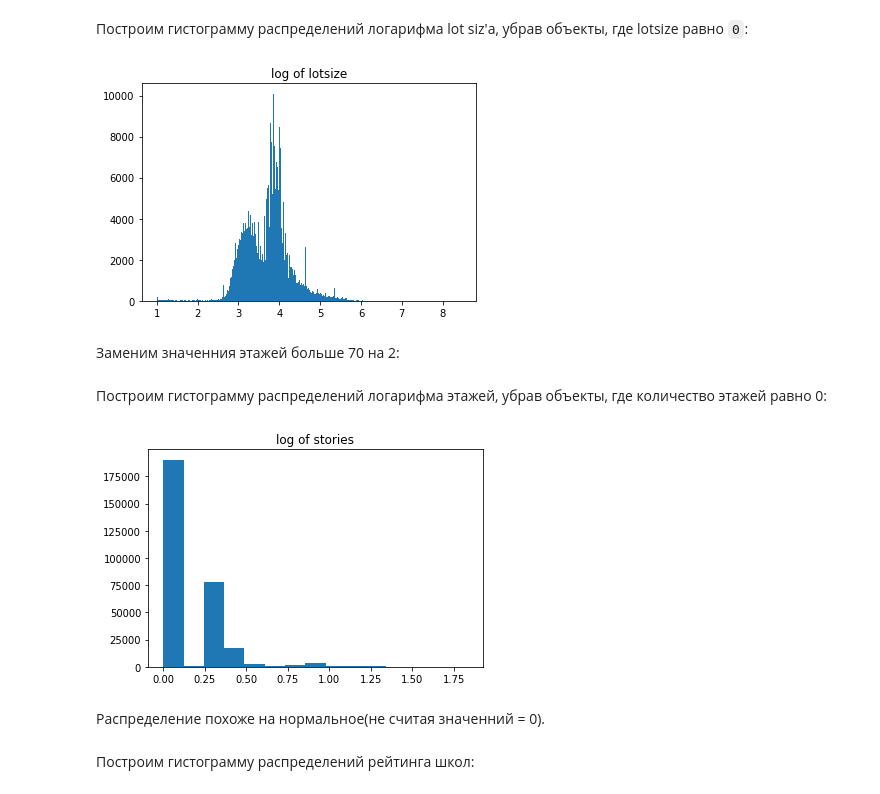
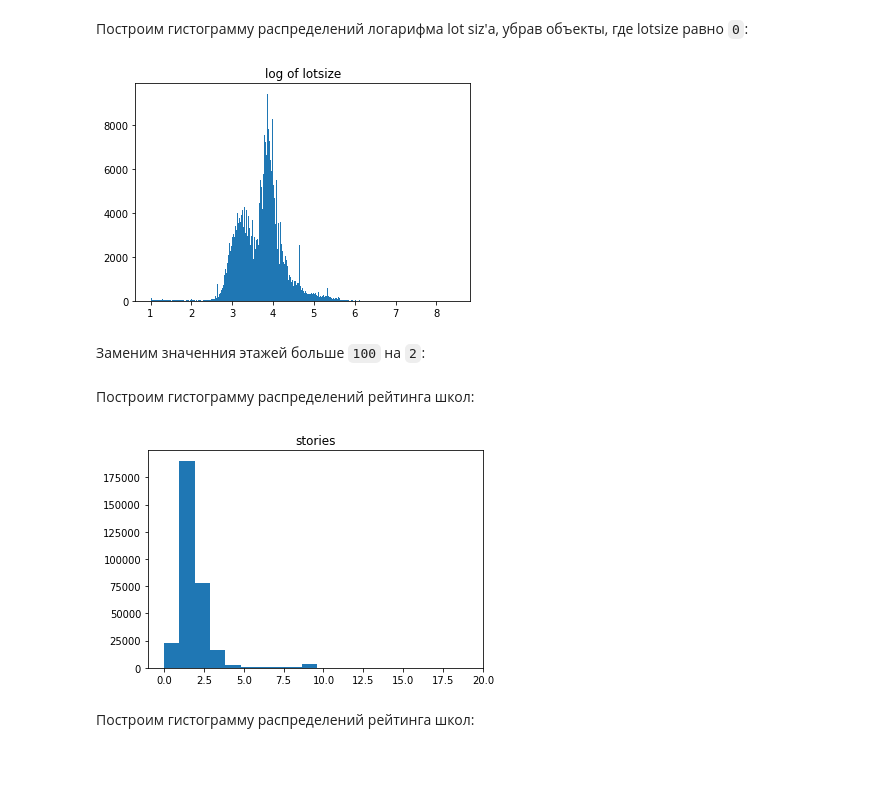
Before and after one commit to AndruKP/house-prices-prediction, a Jupyter notebook: house_prices_prediction.ipynb, the cells around one changed output. Drawn from its saved outputs; the diff is of its cells as text; code cells hidden in the pictures; blank space fills up the shorter version.

````diff
--- a/house_prices_prediction.ipynb
+++ b/house_prices_prediction.ipynb
@@ -516,7 +516,7 @@ plt.show()
 # %% [markdown]
 Удалим объекты, где стоимость домов меньше ```1000$``` или больше ```100 000 000$```:
 # %%
-df = df.loc[(df['target']> 10000) & (df['target'] < 100000000)]
+df = df.loc[(df['target']> 10**3.5) & (df['target'] < 10**7.5)]
 # %%
 _ = plt.hist(np.log10(df['target']),bins = 'auto')
 plt.title('log of target')
@@ -538,3 +538,3 @@ plt.show()
 # %%
-df = df.loc[(df['sqft']>100) & (df['sqft'] < 10**5)]
+df = df.loc[(df['sqft']> 300) & (df['sqft'] < 10**4)]
 # %%
@@ -558,0 +559,2 @@ plt.show()
+# %%
+df = df.loc[(df['beds'] <= 20)]
@@ -563,21 +571,20 @@ _ = plt.hist(np.log10(df[df['lotsize']>0]['lotsize']),bins = 'auto')
 plt.title('log of lotsize')
 plt.show()
 # %% [output]
-[figure, old version]
+[figure, new version]
 # %% [markdown]
-Заменим значенния этажей больше 70 на 2:
+Заменим значенния этажей больше ```100``` на ```2```:
 # %%
-df = df.where(df['stories']<70,2)
+df = df.where(df['stories']<100,2)
-# %% [markdown]
-Построим гистограмму распределений логарифма этажей, убрав объекты, где количество этажей равно 0:
+# %% [markdown]
+Построим гистограмму распределений рейтинга школ:
 # %%
-_ = plt.hist(np.log10(df.loc[df['stories'] >= 1]['stories']),bins = 15)
-plt.title('log of stories')
+_ = plt.hist(df['stories'],bins = 100)
+plt.title('stories')
+plt.xlim(-1,20)
 plt.show()
 # %% [output]
-[figure, old version]
+[figure, new version]
-# %% [markdown]
-Распределение похоже на нормальное(не считая значенний = 0).
 # %% [markdown]
 Построим гистограмму распределений рейтинга школ:
 # %%
````
Also changed, not shown: parts of 77 cells of this notebook.
